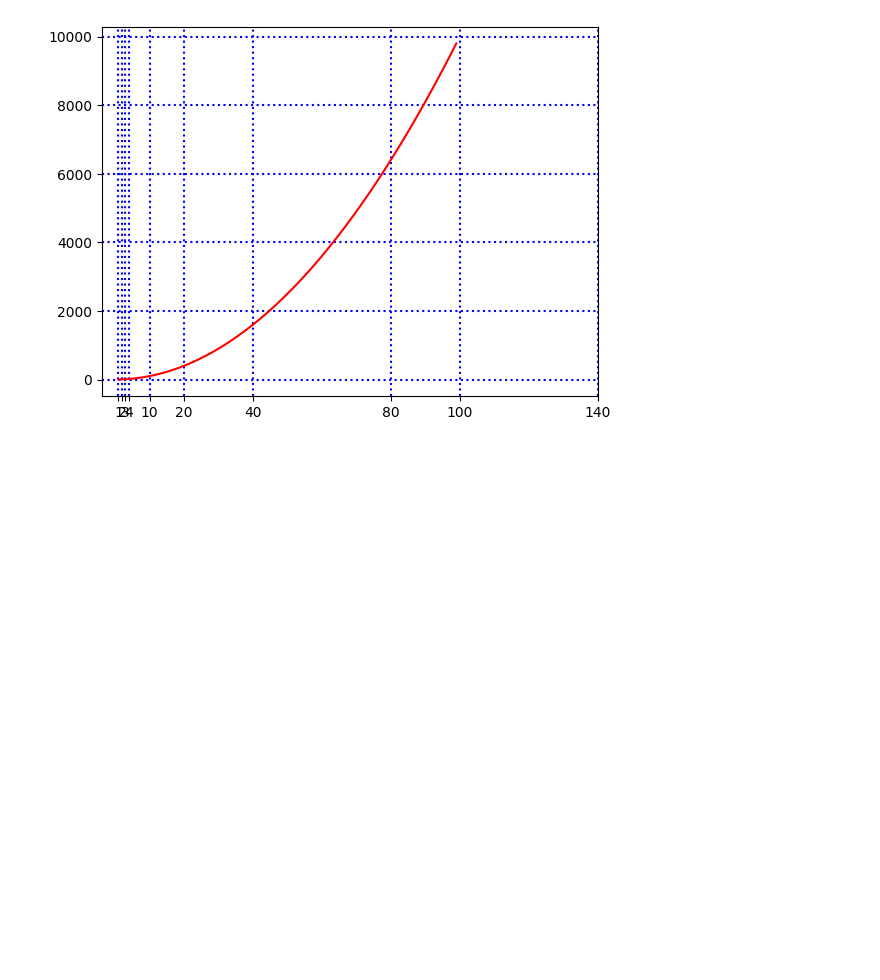
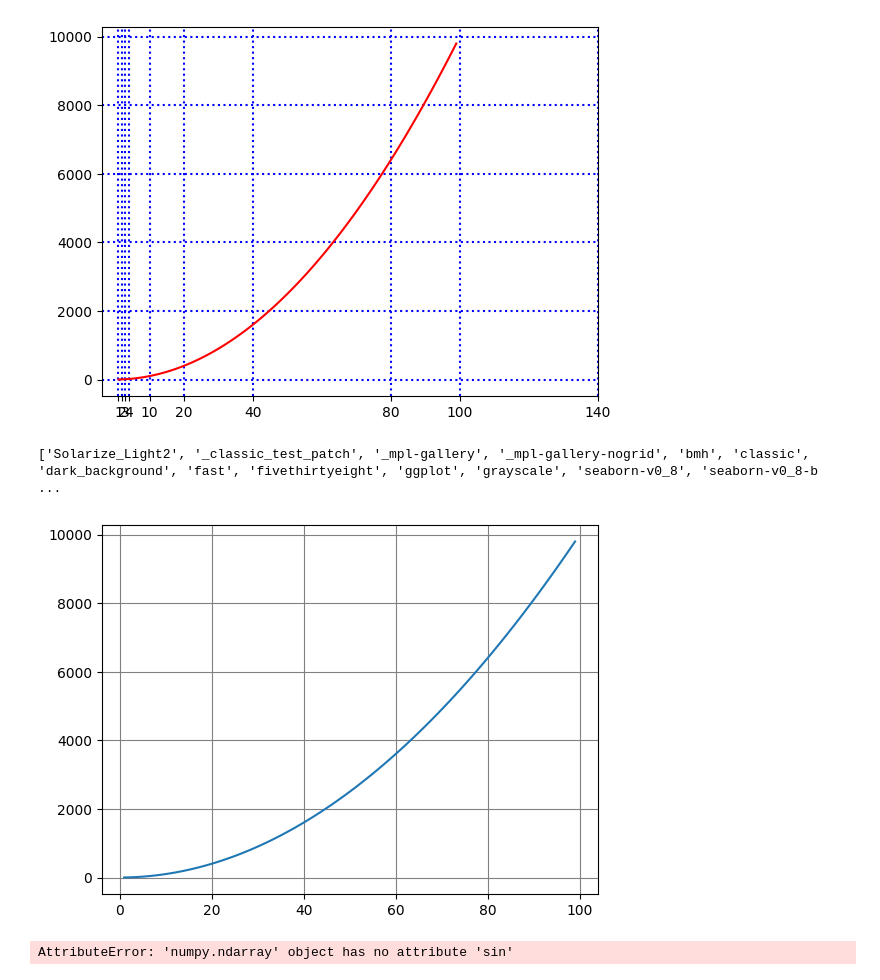
Before and after one commit to 21seya/Python_Engenharia_Dados, a Jupyter notebook: matplotlibexrcicios.ipynb, the cells around one changed output. Drawn from its saved outputs; the diff is of its cells as text; code cells hidden in the pictures; blank space fills up the shorter version.

```diff
--- a/matplotlibexrcicios.ipynb
+++ b/matplotlibexrcicios.ipynb
@@ -274,3 +274,30 @@ plt.xticks([1,2,3,4,10,20,40,80,100,140])
 plt.show()
 # %% [output]
 [figure]
+# %%
+import matplotlib.pyplot as plt
+print(plt.style.available)
+# %% [output]
+['Solarize_Light2', '_classic_test_patch', '_mpl-gallery', '_mpl-gallery-nogrid', 'bmh', 'classic', 'dark_background', 'fast', 'fivethirtyeight', 'ggplot', 'grayscale', 'seaborn-v0_8', 'seaborn-v0_8-b ...
+# %%
+import matplotlib.pyplot as plt
+import numpy as np
+x1 = np.arange(1,100)
+y1 = x1**2
+
+plt.grid(c='gray')
+plt.plot(x1,y1)
+plt.show()
+# %% [output]
+[figure, added]
+# %%
+import matplotlib.pyplot as plt
+import numpy as np
+x1 = np.arange(0,20,0.5)
+y1 = x1**2
+
+x2 = np.arange(0,20,0.5)
+y2 = x1.sin(x2)
+plt.subplot(1,2,1)
+# %% [output]
+AttributeError: 'numpy.ndarray' object has no attribute 'sin'
```
Also changed, not shown: parts of 6 cells of this notebook.
